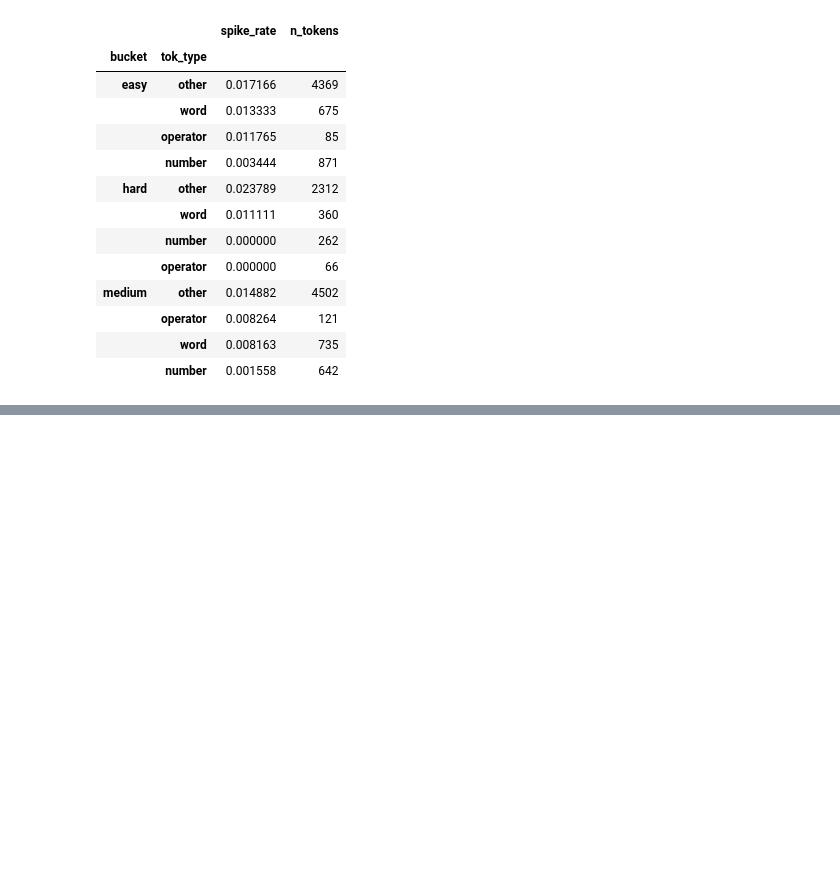
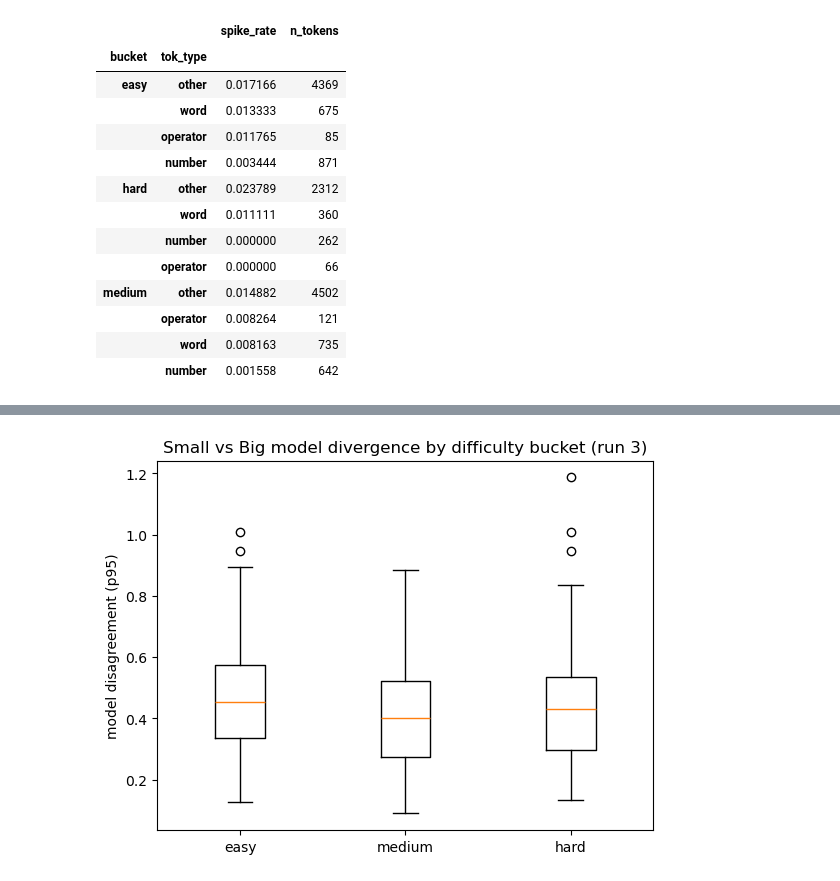
Before and after one commit to Allegra0077/llm-cross-eval, a Jupyter notebook: notebooks/exp3_visualize.ipynb, the cells around one changed output, grey strips where cells are left out. Drawn from its saved outputs; the diff is of its cells as text; code cells hidden in the pictures; blank space fills up the shorter version.

```diff
--- a/notebooks/exp3_visualize.ipynb
+++ b/notebooks/exp3_visualize.ipynb
@@ -245,0 +254,25 @@ df2["tok_type"] = df2["token_str"].astype(str).map(token_type)
+# %%
+csv_path_3 = "/Data/allegra-maria-pia.boustany/llm_cross_eval/results/exp1_turn1_Qwen3-4B-Thinking-2507_vs_Qwen3-30B-A3B-Thinking-2507_1768559217.csv"
+df3 = pd.read_csv(csv_path_3)
+
+df3["ratio"] = df3["ratio_pA_over_pB"].clip(lower=1e-30)
+df3["log10_ratio"] = np.log10(df3["ratio"])
+df3["abs_log10_ratio"] = df3["log10_ratio"].abs()
+
+
+
+per_problem_3 = df3.groupby(group_cols).agg(
+    n_tokens=("token_idx", "count"),
+    mean_abs_log10=("abs_log10_ratio", "mean"),
+    p95_abs_log10=("abs_log10_ratio", lambda x: np.percentile(x, 95)),
+    max_abs_log10=("abs_log10_ratio", "max"),
+).reset_index()
+
+data3 = [per_problem_3.loc[per_problem_3["bucket"]==b, "p95_abs_log10"].values for b in order]
+plt.figure()
+plt.boxplot(data3, labels=order)
+plt.ylabel("model disagreement (p95)")
+plt.title("Small vs Big model divergence by difficulty bucket (run 3)")
+plt.show()
+# %% [output]
+[figure, added]
```
Also changed, not shown: parts of 5 cells of this notebook, 2 other files.
